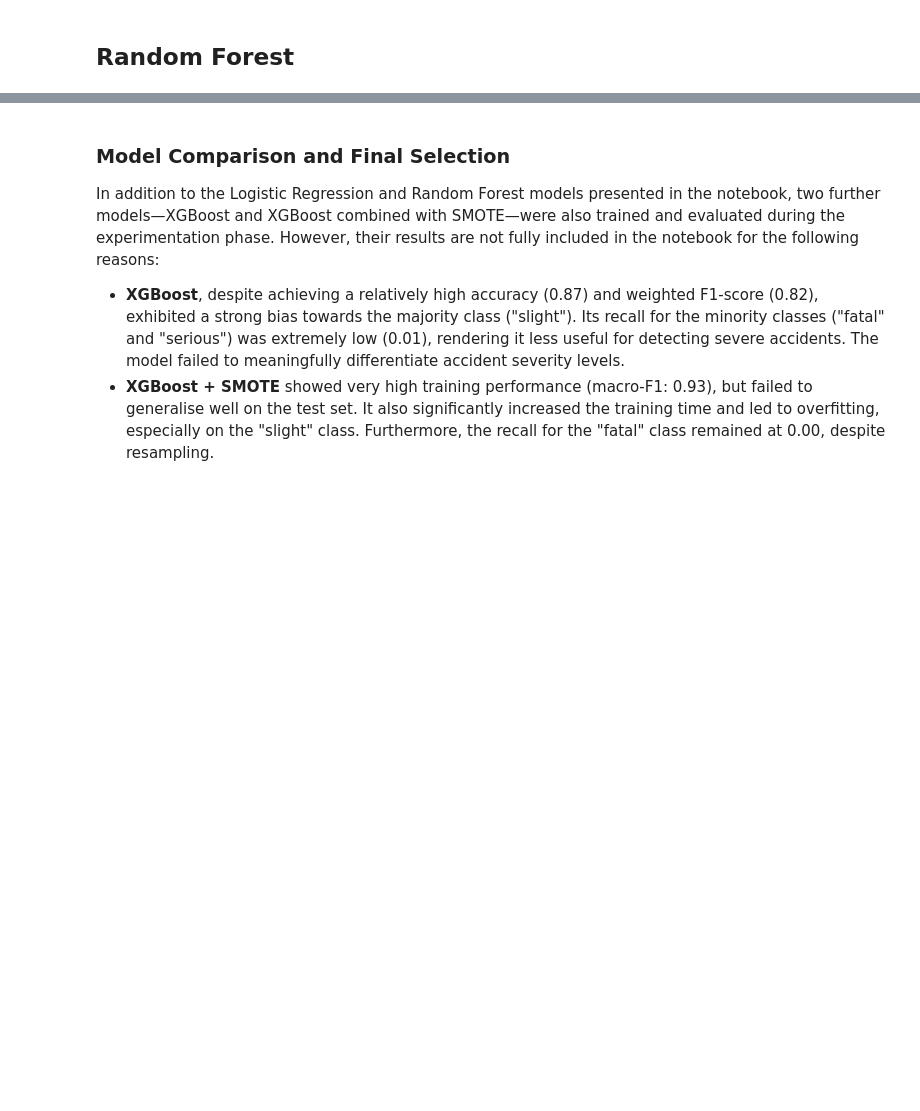
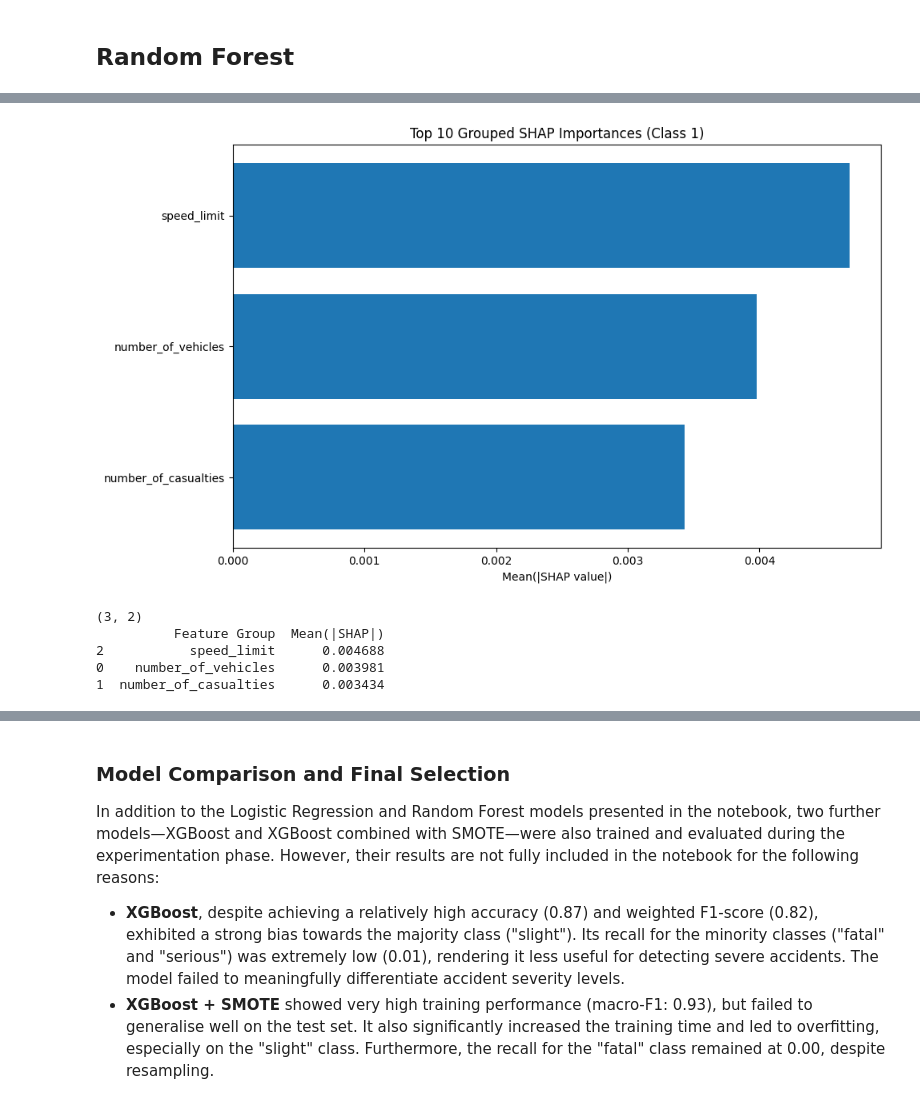
Before and after one commit to Van-Wu1/0006, a Jupyter notebook: scr/submission_final.ipynb, the cells around one changed output, grey strips where cells are left out. Cells and saved outputs as stored; diff of their text form; code cells hidden in the pictures; blank space fills up the shorter version.

```diff
--- a/scr/submission_final.ipynb
+++ b/scr/submission_final.ipynb
@@ -743,0 +885,51 @@ shap.summary_plot(shap_values[1], X_train_raw)  # 蜂巢图
+# %%
+import numpy as np
+import pandas as pd
+from collections import defaultdict
+import re
+import matplotlib.pyplot as plt
+
+# 选取目标类（假设你关心的是 Class 1 的解释）
+# 假设你要分析的是 Class 1
+target_class = 0
+shap_vals = shap_values[target_class]  # 这是 Explanation 对象
+
+# ✅ 正确提取值再求 mean(|SHAP|)
+shap_mean_abs = np.abs(shap_vals.values).mean(axis=0)
+
+# 获取原始特征名
+feature_names = X_train_raw.columns
+
+# 分组回原始字段
+grouped_shap = defaultdict(float)
+
+for feat_name, shap_val in zip(feature_names, shap_mean_abs):
+    match = re.match(r"(.+?)_(\d+)$", feat_name)
+    if match:
+        base_feat = match.group(1)
+    else:
+        base_feat = feat_name
+    grouped_shap[base_feat] += shap_val
+
+# 排序、可视化
+shap_df = pd.DataFrame({
+    'Feature Group': list(grouped_shap.keys()),
+    'Mean(|SHAP|)': list(grouped_shap.values())
+}).sort_values(by='Mean(|SHAP|)', ascending=False)
+
+plt.figure(figsize=(10, 6))
+plt.barh(shap_df['Feature Group'][:10][::-1], shap_df['Mean(|SHAP|)'][:10][::-1])
+plt.xlabel("Mean(|SHAP value|)")
+plt.title("Top 10 Grouped SHAP Importances (Class 1)")
+plt.tight_layout()
+plt.show()
+
+print(shap_df.shape)
+print(shap_df.head(20))
+# %% [output]
+[figure, added]
+(3, 2)
+          Feature Group  Mean(|SHAP|)
+2           speed_limit      0.004688
+0    number_of_vehicles      0.003981
+1  number_of_casualties      0.003434
```
Also changed, not shown: parts of 20 cells of this notebook.
